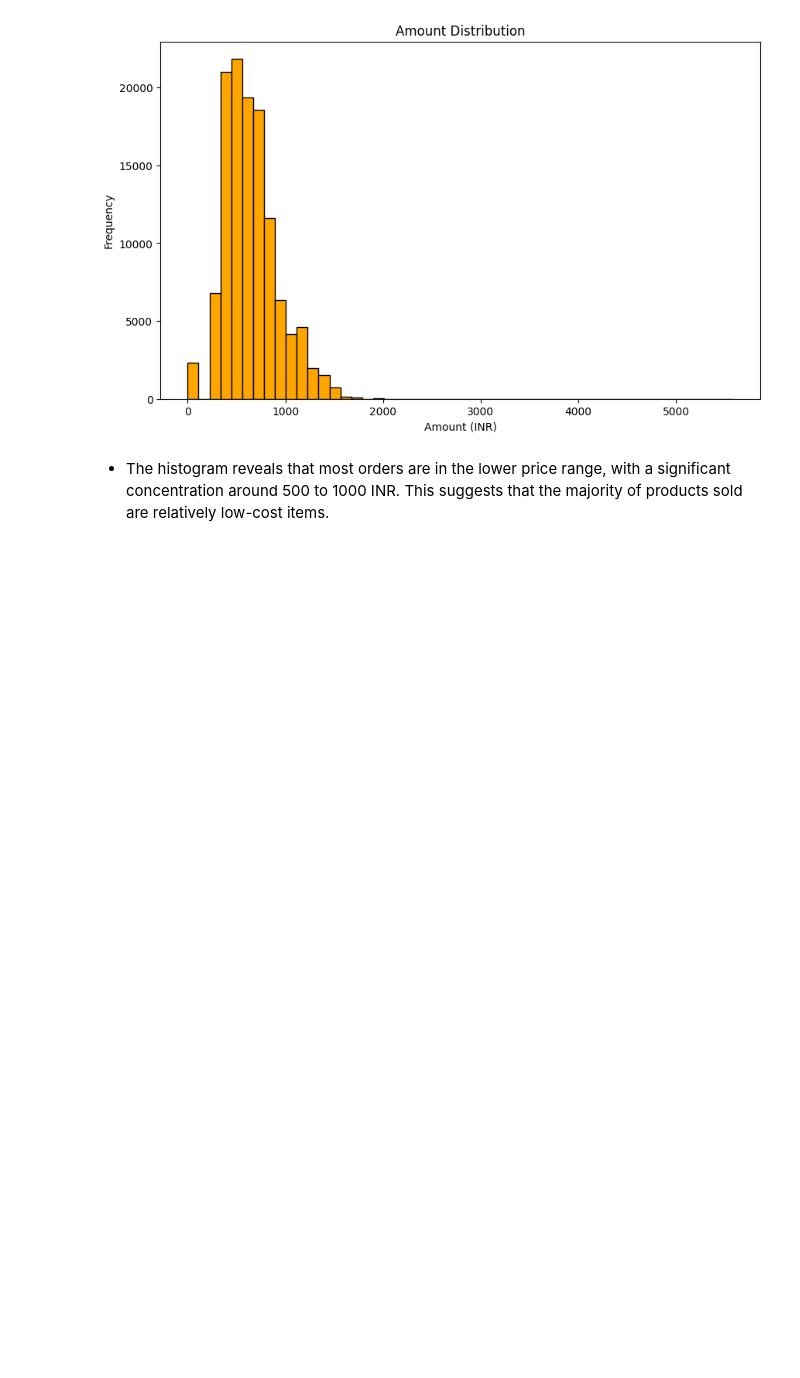
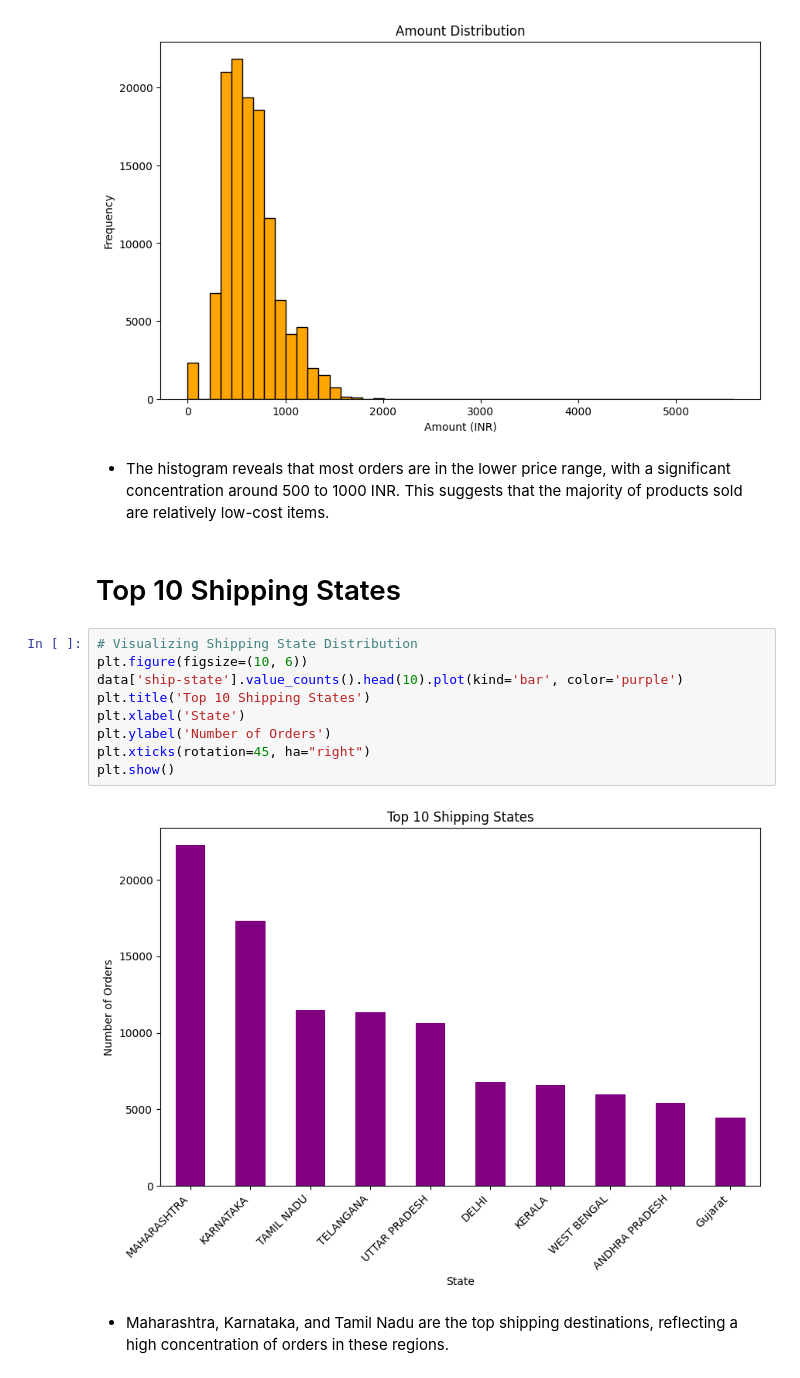
Before and after one commit to hasanenesguray/Data-Science-Projects, a Jupyter notebook: Data Analysis/Amazon Sales/Amazon Sale High Value Orders.ipynb, the cells around one changed output. Saved outputs shown, nothing was run; the diff lists cells and outputs as text; blank space fills up the shorter version.

Commit message:
Analyse Threshold for high-value orders

```diff
--- a/Data Analysis/Amazon Sales/Amazon Sale High Value Orders.ipynb
+++ b/Data Analysis/Amazon Sales/Amazon Sale High Value Orders.ipynb
@@ -107,3 +107,18 @@ plt.show()
 [figure]
 # %% [markdown]
 * The histogram reveals that most orders are in the lower price range, with a significant concentration around 500 to 1000 INR. This suggests that the majority of products sold are relatively low-cost items.
+# %% [markdown]
+# Top 10 Shipping States
+# %%
+# Visualizing Shipping State Distribution
+plt.figure(figsize=(10, 6))
+data['ship-state'].value_counts().head(10).plot(kind='bar', color='purple')
+plt.title('Top 10 Shipping States')
+plt.xlabel('State')
+plt.ylabel('Number of Orders')
+plt.xticks(rotation=45, ha="right")
+plt.show()
+# %% [output]
+[figure, added]
+# %% [markdown]
+* Maharashtra, Karnataka, and Tamil Nadu are the top shipping destinations, reflecting a high concentration of orders in these regions.
```
